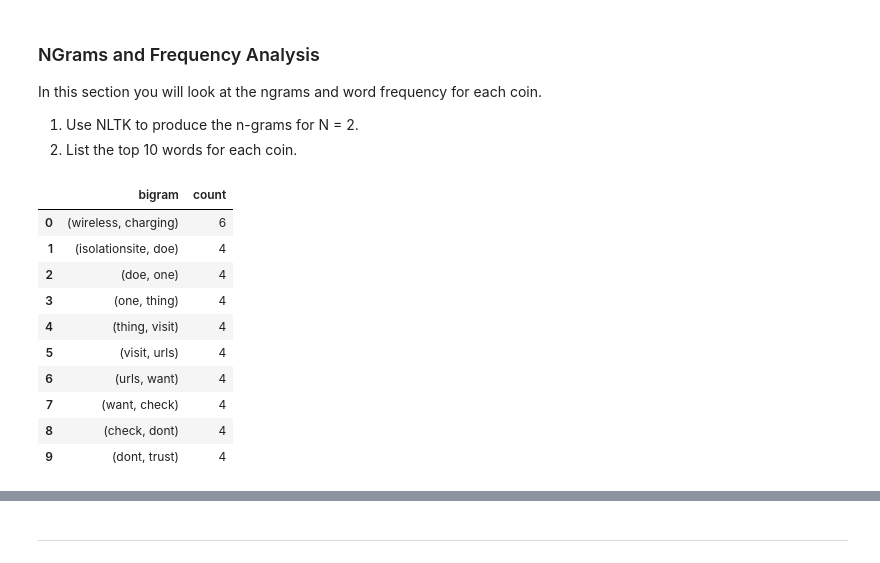
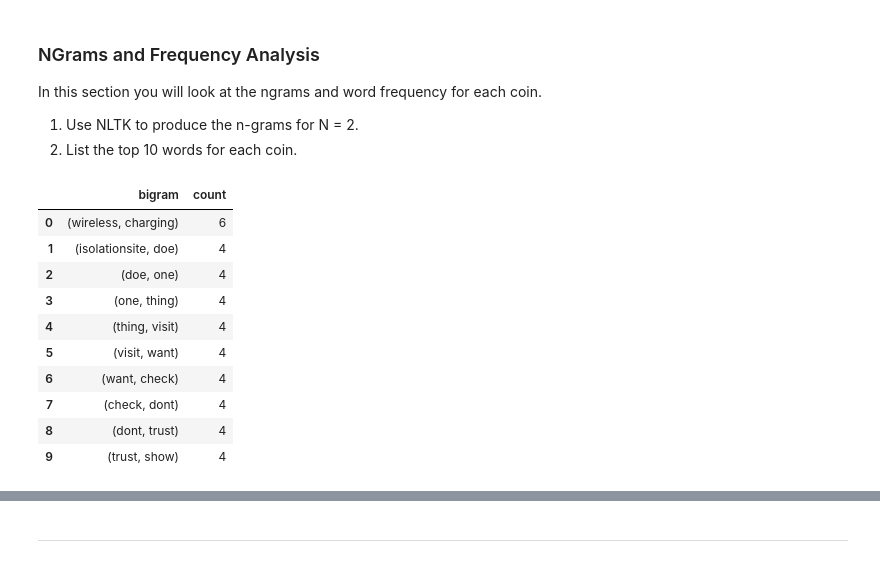
Before and after one commit to munipallea/Sep7-NLP, a Jupyter notebook: Starter_Code/crypto_sentiment.ipynb, the cells around one changed output, grey strips where cells are left out. Drawn from its saved outputs; the diff is of its cells as text; code cells hidden in the pictures.

```diff
--- a/Starter_Code/crypto_sentiment.ipynb
+++ b/Starter_Code/crypto_sentiment.ipynb
@@ -306,39 +309,39 @@ def process_text(doc):
     re_clean = regex.sub('', doc)
     words = word_tokenize(re_clean)
     lem = [lemmatizer.lemmatize(word) for word in words]
-    sw_addon = {'reuters','url','char'}
+    sw_addon = {'reuters','url','char','chars','urls'}
     output = [word.lower() for word in lem if word.lower() not in sw.union(sw_addon)]
     return output
 
 def word_counter(corpus):
     # Combine all articles in corpus into one large string
     big_string = ' '.join(corpus)
     processed = process_text(big_string)
     top_10 = dict(Counter(processed).most_common(10))
     return pd.DataFrame(list(top_10.items()), columns=['word', 'count'])
 
 def bigram_counter(corpus):
     # Combine all articles in corpus into one large string
     big_string = ' '.join(corpus)
     processed = process_text(big_string)
     bigrams = ngrams(processed, n=2)
     top_10 = dict(Counter(bigrams).most_common(10))
     return pd.DataFrame(list(top_10.items()), columns=['bigram', 'count'])
 
 bigram_counter(bitcoincorpus)
 #bitcoincorpus
 # %% [output]
 |  | bigram | count |
 | 0 | (wireless, charging) | 6 |
 | 1 | (isolationsite, doe) | 4 |
 | 2 | (doe, one) | 4 |
 | 3 | (one, thing) | 4 |
 | 4 | (thing, visit) | 4 |
-| 5 | (visit, urls) | 4 |
-| 6 | (urls, want) | 4 |
-| 7 | (want, check) | 4 |
-| 8 | (check, dont) | 4 |
-| 9 | (dont, trust) | 4 |
+| 5 | (visit, want) | 4 |
+| 6 | (want, check) | 4 |
+| 7 | (check, dont) | 4 |
+| 8 | (dont, trust) | 4 |
+| 9 | (trust, show) | 4 |
 # %%
 # Generate the Ethereum N-grams where N=2
 ethereumcorpus = [article["content"] for article in all_articles_ethereum['articles']]
```
Also changed, not shown: parts of 20 cells of this notebook.
